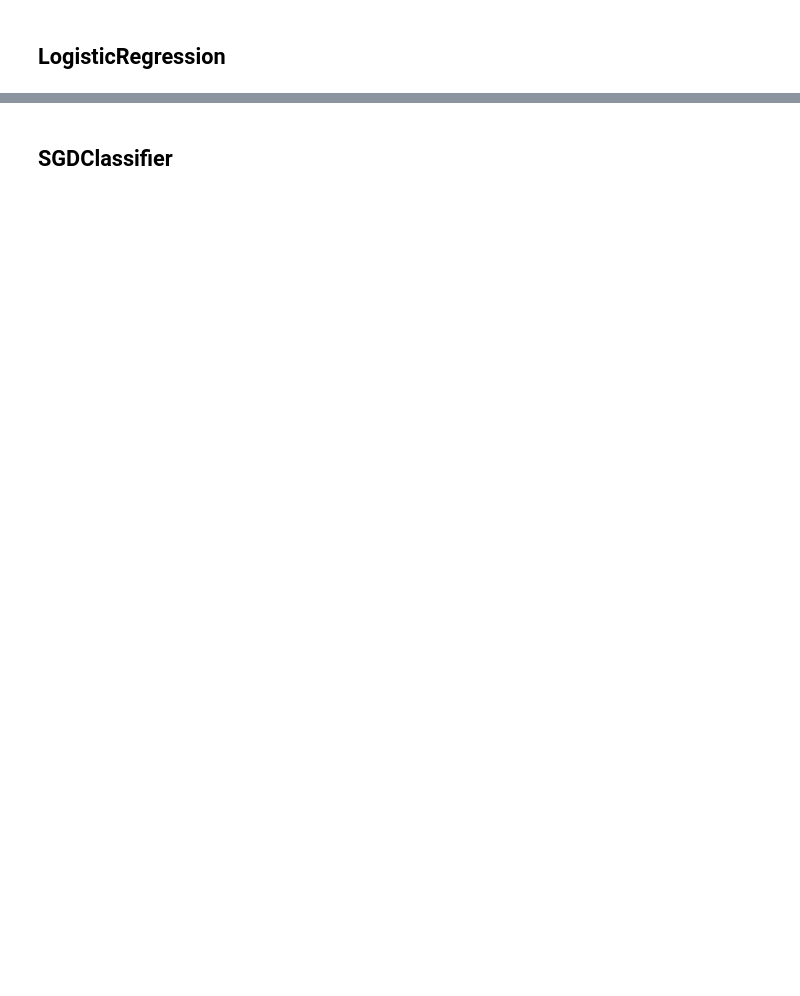
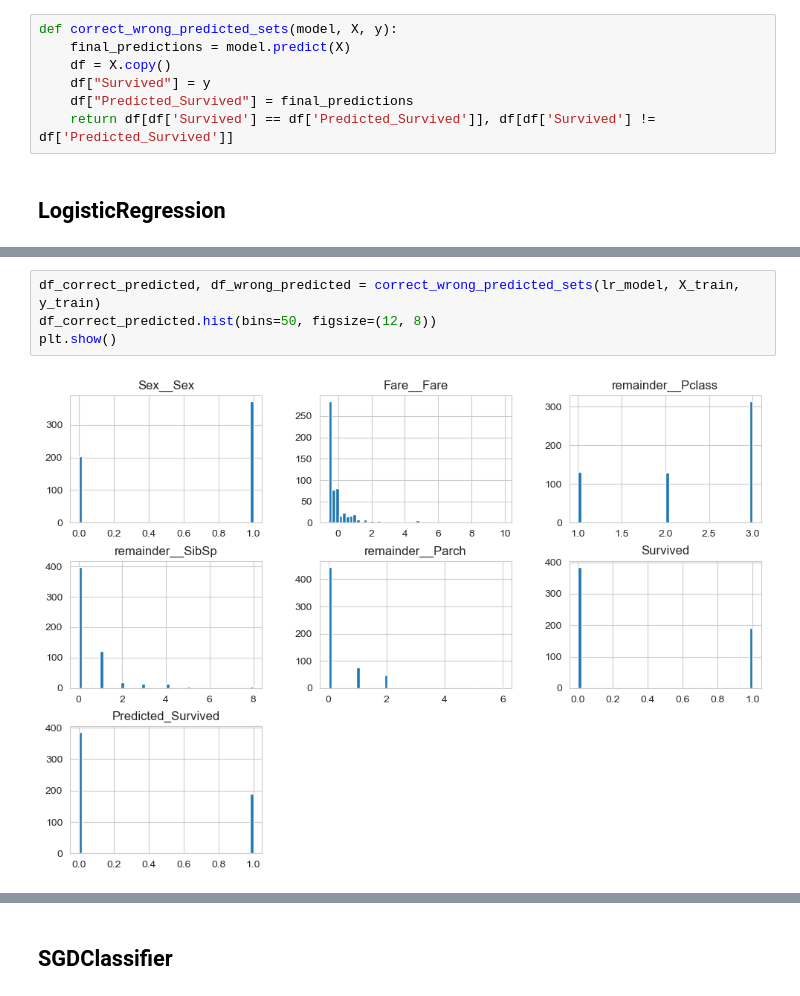
Before and after one commit to danielh1307/kaggle-titanic, a Jupyter notebook: titanic-kaggle-train-test.ipynb, the cells around one changed output, grey strips where cells are left out. Saved outputs shown, nothing was run; the diff lists cells and outputs as text; blank space fills up the shorter version.

```diff
--- a/titanic-kaggle-train-test.ipynb
+++ b/titanic-kaggle-train-test.ipynb
@@ -35,3 +53,10 @@ X_test, y_test = load_titanic_train_test_preprocessed()
+# %%
+def correct_wrong_predicted_sets(model, X, y):
+    final_predictions = model.predict(X)
+    df = X.copy()
+    df["Survived"] = y
+    df["Predicted_Survived"] = final_predictions
+    return df[df['Survived'] == df['Predicted_Survived']], df[df['Survived'] != df['Predicted_Survived']]
 # %% [markdown]
 ## LogisticRegression
 # %%
@@ -54,0 +86,6 @@ The f1 score is  0.6717557251908397
+# %%
+df_correct_predicted, df_wrong_predicted = correct_wrong_predicted_sets(lr_model, X_train, y_train)
+df_correct_predicted.hist(bins=50, figsize=(12, 8))
+plt.show()
+# %% [output]
+[figure, added]
```
Also changed, not shown: parts of 28 cells of this notebook.
